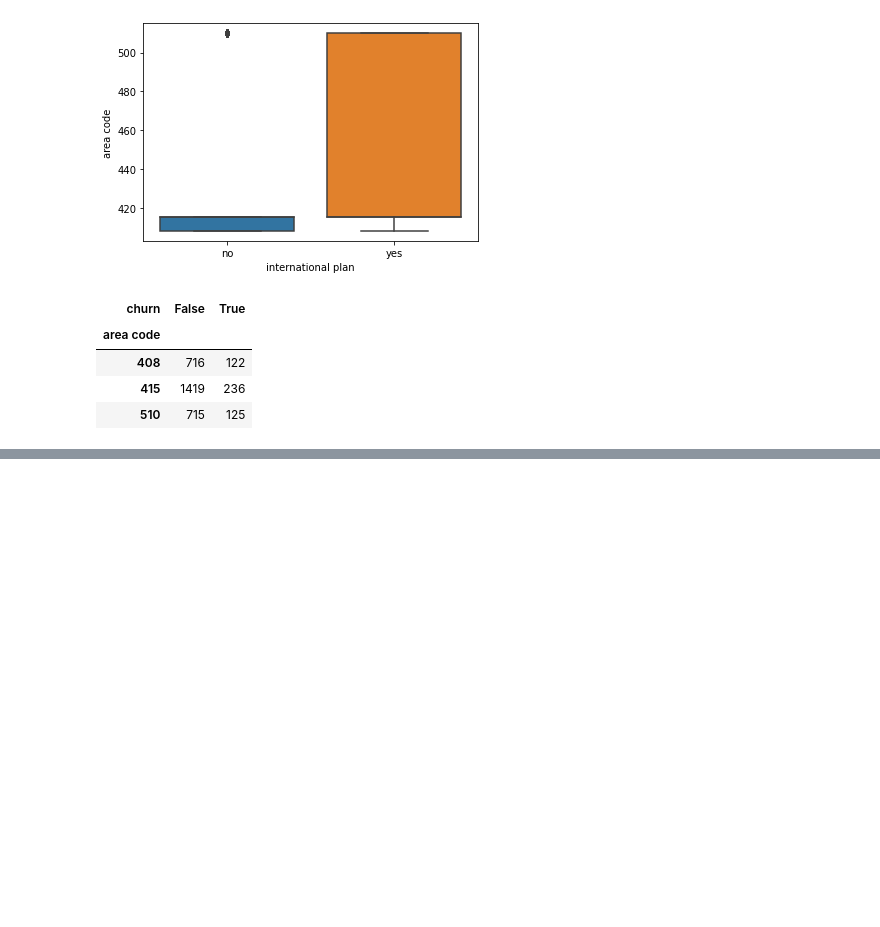
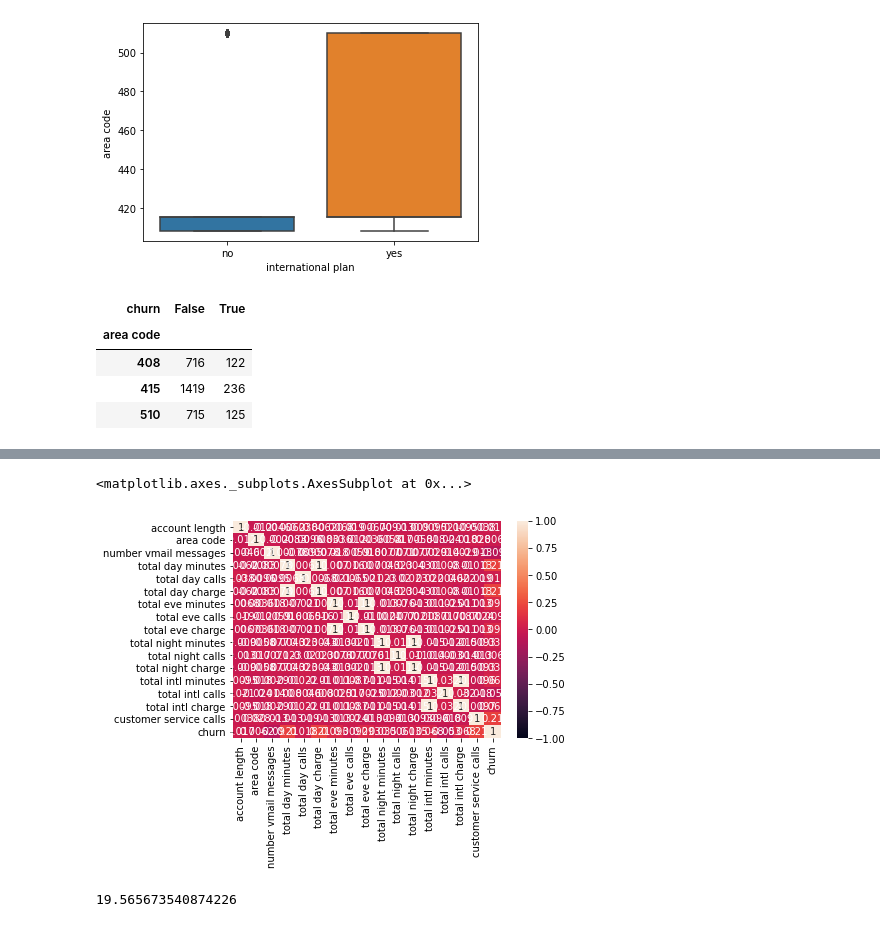
Before and after one commit to Gaurav4604/Data_Visualization, a Jupyter notebook: Assignment 2/Assignment_2.ipynb, the cells around one changed output, grey strips where cells are left out. Drawn from its saved outputs; the diff is of its cells as text; code cells hidden in the pictures; blank space fills up the shorter version.

```diff
--- a/Assignment 2/Assignment_2.ipynb
+++ b/Assignment 2/Assignment_2.ipynb
@@ -148,0 +173,10 @@ pd.crosstab(data['area code'], data['churn'])
+# %%
+sns.heatmap(data.corr(), annot=True,vmin=-1,vmax=1)
+# %% [output]
+<matplotlib.axes._subplots.AxesSubplot at 0x...>
+[figure, added]
+# %%
+# 14. Find Standard deviation of total night calls.
+print(np.std(data['total night calls']))
+# %% [output]
+19.565673540874226
```
Also changed, not shown: parts of 13 cells of this notebook.
